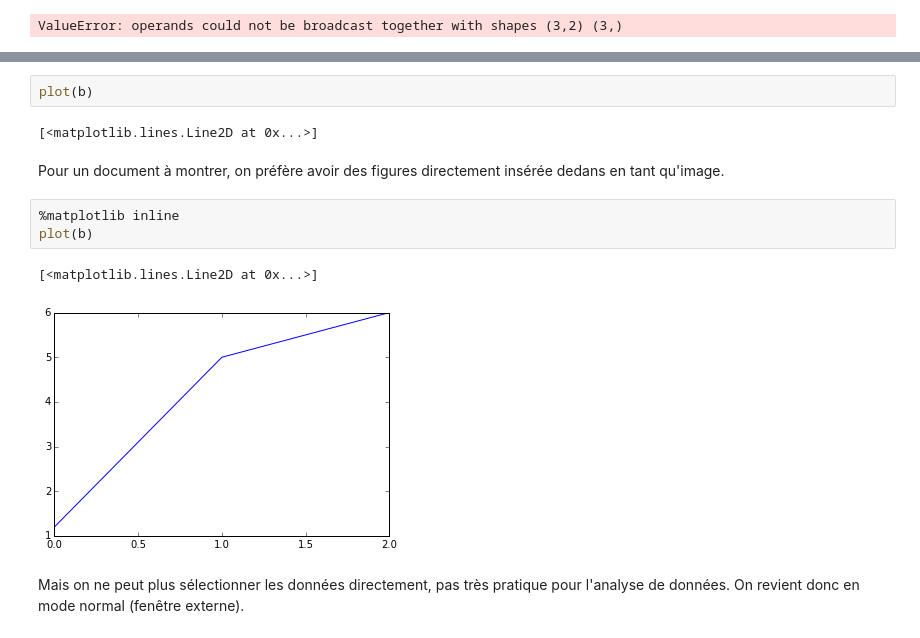
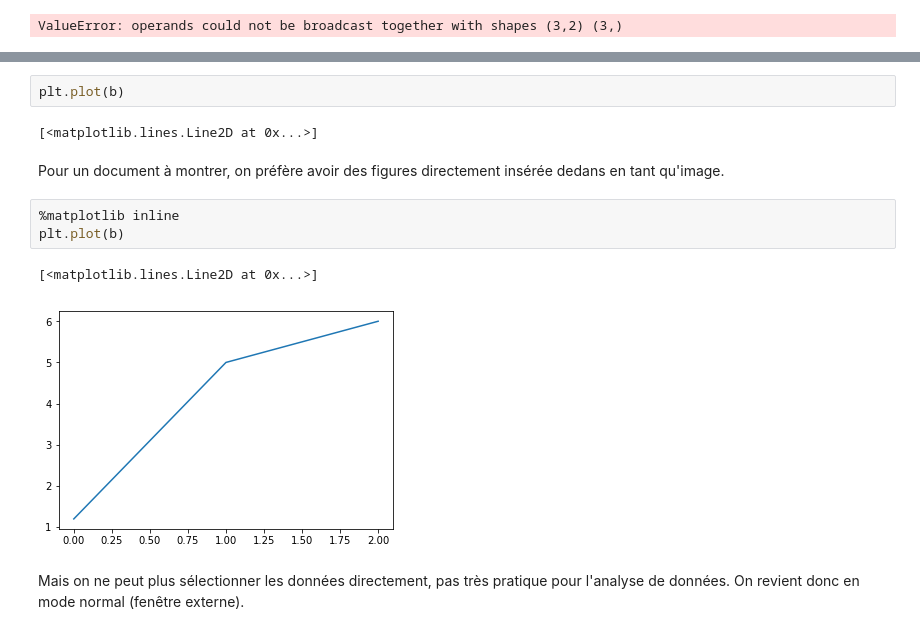
Before and after one commit to MathieuLeocmach/initiation-python, a Jupyter notebook: Initiation.ipynb, the cells around one changed output, grey strips where cells are left out. Saved outputs shown, nothing was run; the diff lists cells and outputs as text.

```diff
--- a/Initiation.ipynb
+++ b/Initiation.ipynb
@@ -386,15 +462,15 @@ Using matplotlib backend: Qt4Agg
-# %%
-plot(b)
-# %% [output]
-[<matplotlib.lines.Line2D at 0x...>]
+# %%
+plt.plot(b)
+# %% [output]
+[<matplotlib.lines.Line2D at 0x...>]
 # %% [markdown]
 Pour un document à montrer, on préfère avoir des figures directement insérée dedans en tant qu'image.
 # %%
 %matplotlib inline
-plot(b)
+plt.plot(b)
 # %% [output]
 [<matplotlib.lines.Line2D at 0x...>]
-[figure, old version]
+[figure, new version]
 # %% [markdown]
 Mais on ne peut plus sélectionner les données directement, pas très pratique pour l'analyse de données. On revient donc en mode normal (fenêtre externe).
 # %%
```
Also changed, not shown: parts of 21 cells of this notebook.
